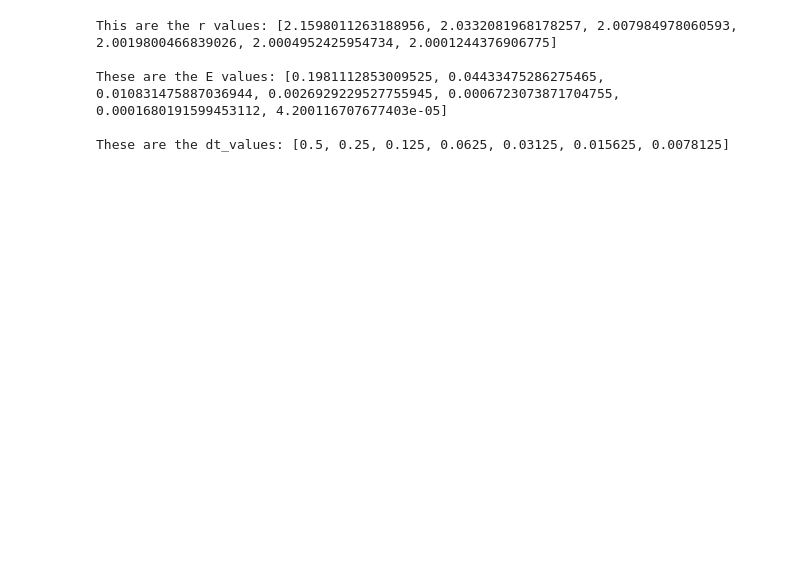
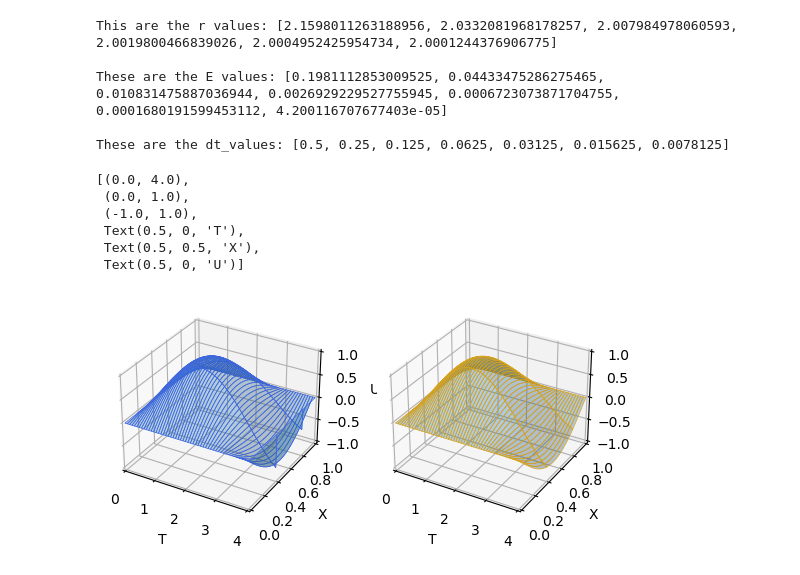
Before and after one commit to ssantellanes/CS607, a Jupyter notebook: Santellanes_Sean_HW2.ipynb, the cells around one changed output. Cells and saved outputs as stored; diff of their text form; code cells hidden in the pictures; blank space fills up the shorter version.

```diff
--- a/Santellanes_Sean_HW2.ipynb
+++ b/Santellanes_Sean_HW2.ipynb
@@ -89,16 +89,16 @@ def wave_solver(I,V,f,c,L,dt,C,T):
     if V is None or V==0 :
         V=lambda x : 0
     u=np.zeros(Nx+1)
-    u_in=np.zeros(Nx+1,Nt+1)
+    u_in=np.zeros((Nx+1,Nt+1))
     u_n=np.zeros(Nx+1)
     u_nm1=np.zeros(Nx+1)
     import time
-    t0=time.clock()
+    t0=time.process_time()
     for i in range(0,Nx+1):
         u_n[i]=I(x[i])
     n=0
     for i in range(1,Nx):
-        u[i]=u_n[i]+dt*V(x[i])+0.5*C2*(u_n[i+1]-2*u_n[i]+u_n[i-1])+0.5*dt**2*f(x[i],t[n])
+        u[i]=u_n[i]+dt*V(x[i])+0.5*C2*(u_n[i+1]-2*u_n[i]+u_n[i-1])+0.5*dt**2*f(x[i],t[n],c)
     u[0]=0
     u[Nx]=0
     u_in[:,0]=u[:]
@@ -106,11 +106,47 @@ def wave_solver(I,V,f,c,L,dt,C,T):
     u_n[:]=u
     for n in range(1,Nt):
         for i in range(1,Nx):
-            u[i]=-u_nm1[i]+2*u_n[i]+C2*(u_n[i+1]-2*u_n[i]+u_n[i-1])+dt**2*f(x[i],t[n])
+            u[i]=-u_nm1[i]+2*u_n[i]+C2*(u_n[i+1]-2*u_n[i]+u_n[i-1])+dt**2*f(x[i],t[n],c)
         u[0]=0
         u[Nx]=0
         u_in[:,n]=u[:]
         u_nm1[:]=u_n
         u_n[:]=u
-    cpu_time=time.clock()-t0
+    cpu_time=time.process_time()-t0
     return(u_in,x,t,cpu_time)
+# %%
+def F(x,t,c):
+    return(0.825*np.sin(t)*np.sin(np.pi*x)*(1+c**2*np.pi**2))
+def I(x):
+    return(0)
+def V(x):
+    return(1.03*np.sin(np.pi*x))
+# %%
+dt=0.01
+dx=0.05
+c=1
+T=4
+L=1
+C=c*(dt/dx)
+u_in,x,t,cpu_time=wave_solver(I,V,F,c,L,dt,C,T)
+# %%
+import matplotlib.pyplot as plt
+from mpl_toolkits.mplot3d import axes3d
+(TT,XX)=np.meshgrid(t,x)
+fig, axs = plt.subplots(1, 2, subplot_kw={'projection': '3d'})
+axs[0].plot_surface(TT, XX, u_in, edgecolor='royalblue', lw=0.5, rstride=8, cstride=8,
+                alpha=0.3)
+axs[0].set(xlim=(0, 4), ylim=(0, 1), zlim=(-1, 1),
+       xlabel='T', ylabel='X', zlabel='U')
+axs[1].plot_surface(TT, XX, np.sin(TT)*np.sin(np.pi*XX), edgecolor='goldenrod', lw=0.5, rstride=8, cstride=8,
+                alpha=0.3)
+axs[1].set(xlim=(0, 4), ylim=(0, 1), zlim=(-1, 1),
+       xlabel='T', ylabel='X', zlabel='U')
+# %% [output]
+[(0.0, 4.0),
+ (0.0, 1.0),
+ (-1.0, 1.0),
+ Text(0.5, 0, 'T'),
+ Text(0.5, 0.5, 'X'),
+ Text(0.5, 0, 'U')]
+[figure, added]
```
